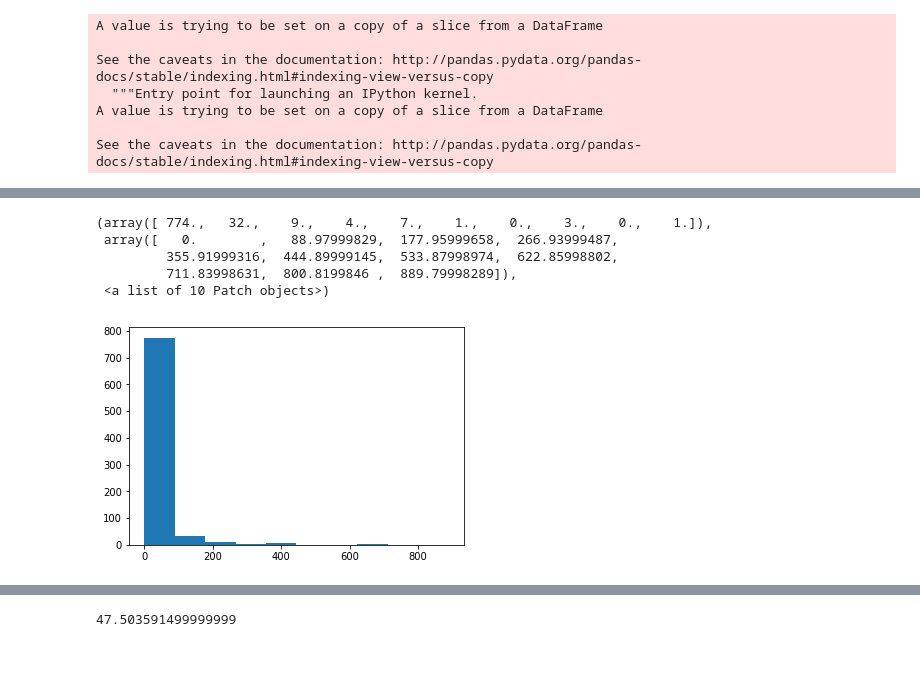
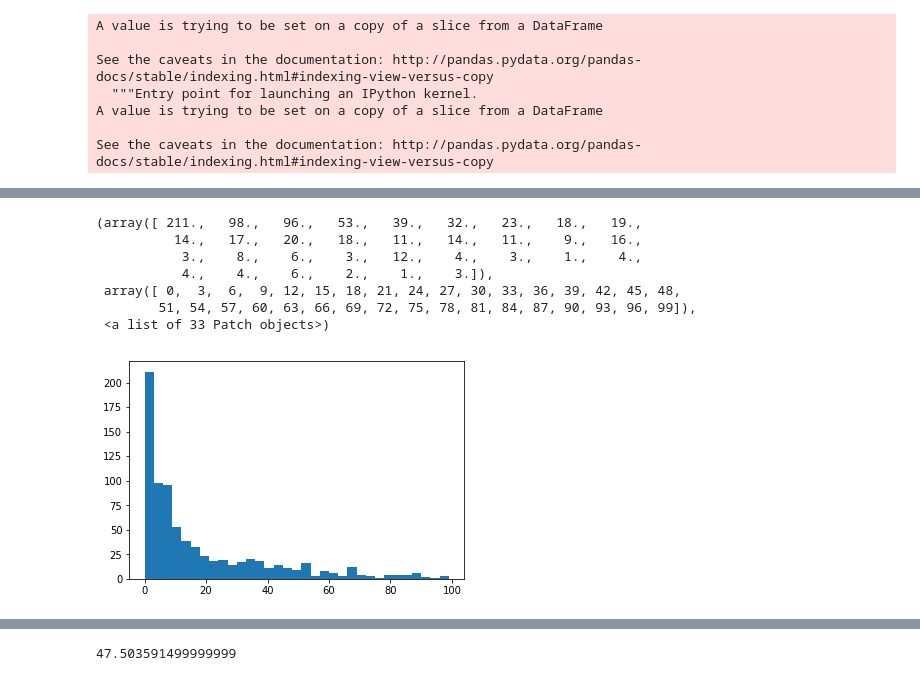
Before and after one commit to tempflip/kalman_filters, a Jupyter notebook: geo1_plot.ipynb, the cells around one changed output, grey strips where cells are left out. Saved outputs shown, nothing was run; the diff lists cells and outputs as text; code cells hidden in the pictures.

```diff
--- a/geo1_plot.ipynb
+++ b/geo1_plot.ipynb
@@ -21,6 +21,9 @@ df['Dlong'] = df.diff()['long']
 df['Dlat'] = df['Dlat'] * LAT_TO_M
 df['Dlong'] = df['Dlong'] * LONG_TO_M
 df['d_euc'] = [math.sqrt(a**2 + b**2) for (a, b) in zip(df['Dlat'].values, df['Dlong'].values)]
+df['a_sum'] = [math.sqrt(x**2 + y**2 + x**2) for (x, y, z) in zip(df['ax'], df['ay'], df['az'])]
+
+df[]
 # %%
 df['Ddt'][0] = 1
 df['d_euc'][0] = 0
@@ -64,10 +81,12 @@ df['speed'].std()
 # %%
-plt.hist(df['speed'].values)
+plt.hist(df['speed'].values, bins = range(0,100, 3))
 #plt.plot(df['Dlong'].values)
 # %% [output]
-(array([ 774.,   32.,    9.,    4.,    7.,    1.,    0.,    3.,    0.,    1.]),
- array([   0.        ,   88.97999829,  177.95999658,  266.93999487,
-         355.91999316,  444.89999145,  533.87998974,  622.85998802,
-         711.83998631,  800.8199846 ,  889.79998289]),
- <a list of 10 Patch objects>)
+(array([ 211.,   98.,   96.,   53.,   39.,   32.,   23.,   18.,   19.,
+          14.,   17.,   20.,   18.,   11.,   14.,   11.,    9.,   16.,
+           3.,    8.,    6.,    3.,   12.,    4.,    3.,    1.,    4.,
+           4.,    4.,    6.,    2.,    1.,    3.]),
+ array([ 0,  3,  6,  9, 12, 15, 18, 21, 24, 27, 30, 33, 36, 39, 42, 45, 48,
+        51, 54, 57, 60, 63, 66, 69, 72, 75, 78, 81, 84, 87, 90, 93, 96, 99]),
+ <a list of 33 Patch objects>)
-[figure, old version]
+[figure, new version]
```
Also changed, not shown: parts of 8 cells of this notebook.
